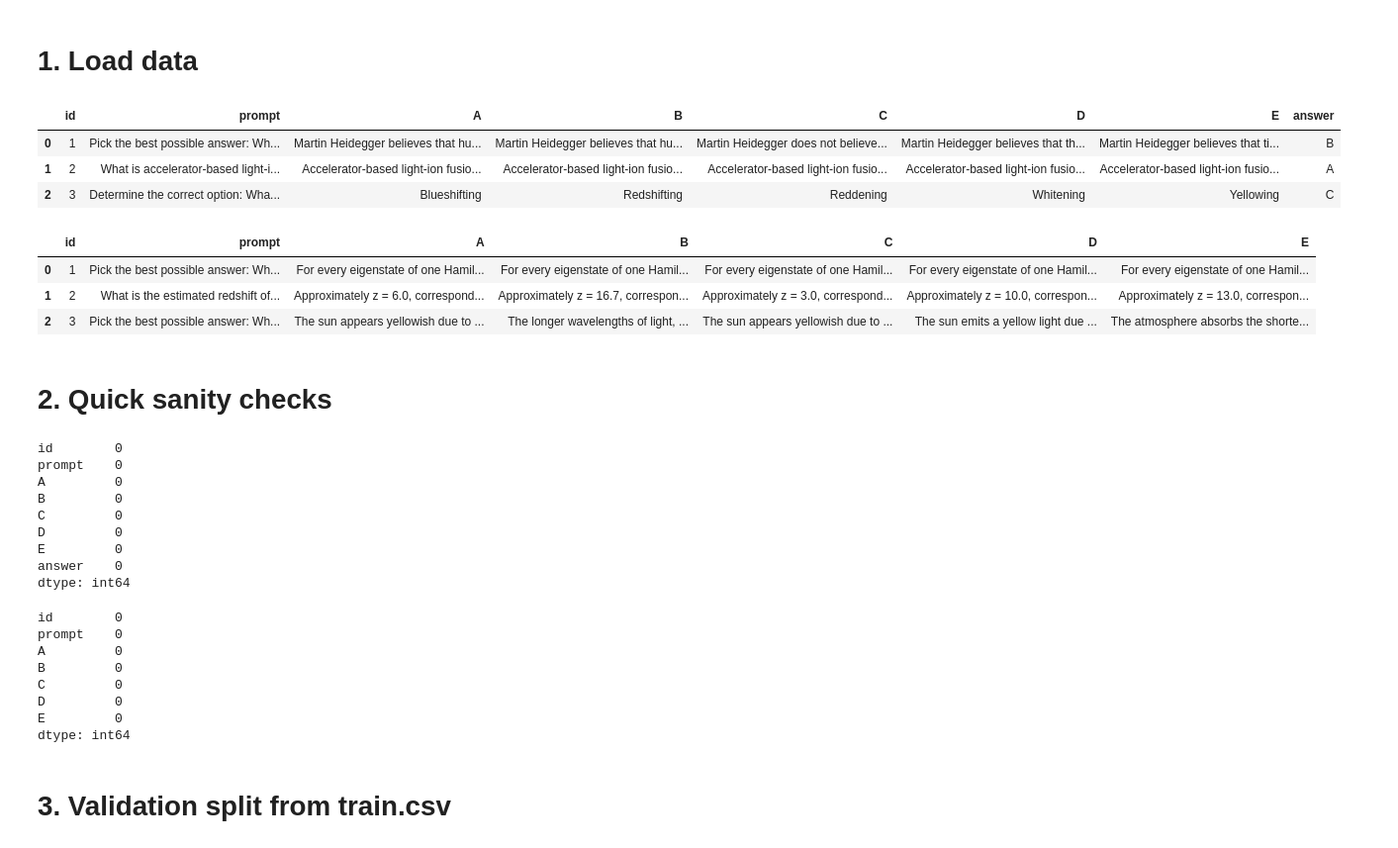
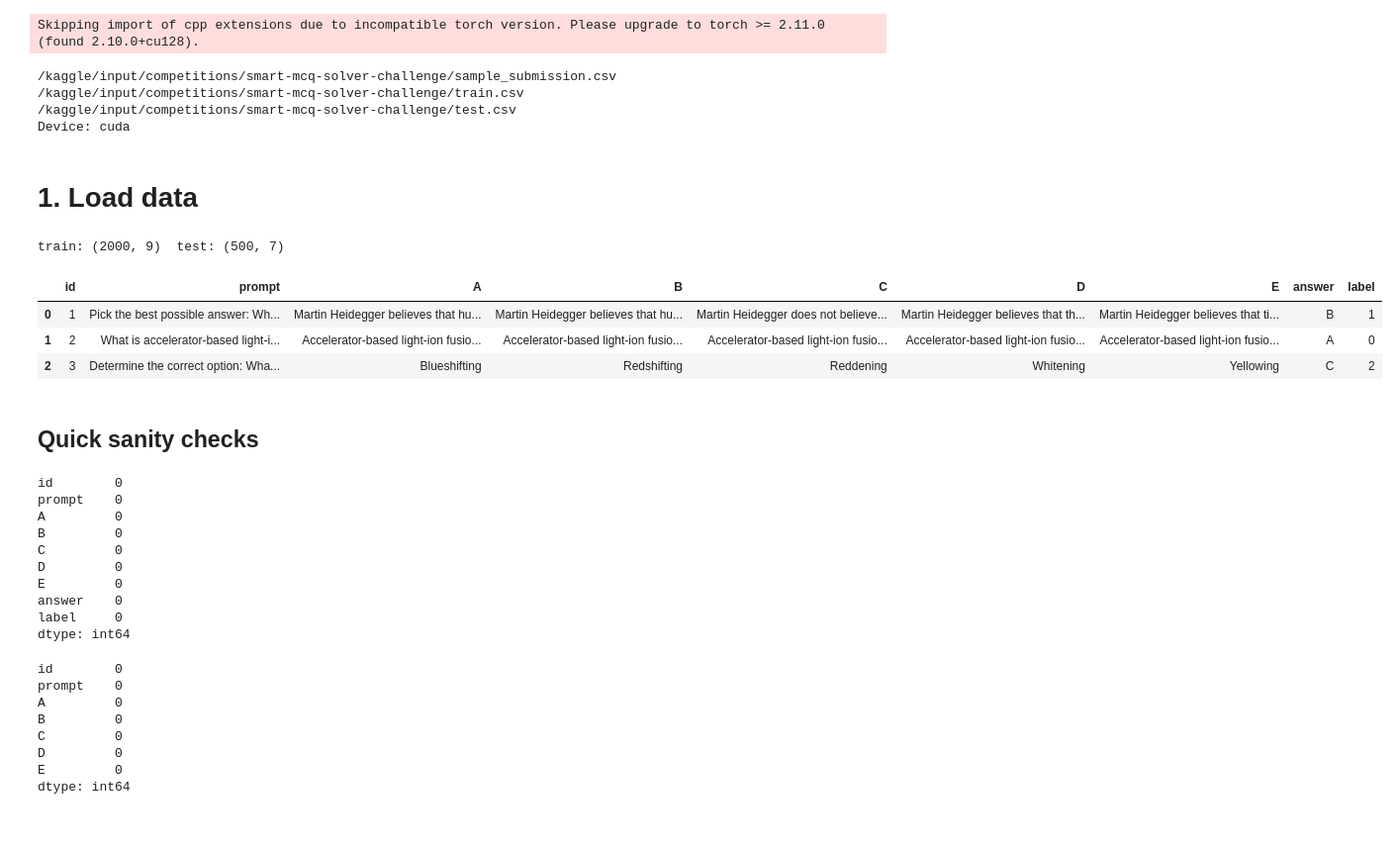
Before and after one commit to 24f3003354/dl-genai-project-26-t2, a Jupyter notebook: notebooks/final-notebook.ipynb, the cells around one changed output. Shown at 99% size. Cells and saved outputs as stored; diff of their text form; code cells hidden in the pictures.

```diff
--- a/notebooks/final-notebook.ipynb
+++ b/notebooks/final-notebook.ipynb
@@ -35,2 +40,25 @@ warnings.filterwarnings('ignore')
+# %%
+# Dependencies and Libraries
+import os, string, numpy as np, pandas as pd, torch
+import torch.nn.functional as F
+from sklearn.feature_extraction.text import ENGLISH_STOP_WORDS
+from sentence_transformers import SentenceTransformer, CrossEncoder
+from transformers import AutoTokenizer, AutoModelForMultipleChoice, TrainingArguments, Trainer
+from datasets import Dataset
+from peft import get_peft_model, LoraConfig, TaskType
+import faiss
+
+for dirname, _, filenames in os.walk('/kaggle/input'):
+    for filename in filenames:
+        print(os.path.join(dirname, filename))
+
+DEVICE = 'cuda' if torch.cuda.is_available() else 'cpu'
+print(f"Device: {DEVICE}")
+# %% [output]
+Skipping import of cpp extensions due to incompatible torch version. Please upgrade to torch >= 2.11.0 (found 2.10.0+cu128).
+/kaggle/input/competitions/smart-mcq-solver-challenge/sample_submission.csv
+/kaggle/input/competitions/smart-mcq-solver-challenge/train.csv
+/kaggle/input/competitions/smart-mcq-solver-challenge/test.csv
+Device: cuda
 # %% [markdown]
 # 1. Load data
@@ -43,20 +65,26 @@ OPTION_COLS = ['A', 'B', 'C', 'D', 'E']
-# %%
-# overview of data
-train.head(3)
-# %% [output]
-|  | id | prompt | A | B | C | D | E | answer |
-| 0 | 1 | Pick the best possible answer: Wh... | Martin Heidegger believes that hu... | Martin Heidegger believes that hu... | Martin Heidegger does not believe... | Martin Heidegger believes that th... | Martin Heidegger believes that ti... | B |
-| 1 | 2 | What is accelerator-based light-i... | Accelerator-based light-ion fusio... | Accelerator-based light-ion fusio... | Accelerator-based light-ion fusio... | Accelerator-based light-ion fusio... | Accelerator-based light-ion fusio... | A |
-| 2 | 3 | Determine the correct option: Wha... | Blueshifting | Redshifting | Reddening | Whitening | Yellowing | C |
-# %%
-test.head(3)
-# %% [output]
-|  | id | prompt | A | B | C | D | E |
-| 0 | 1 | Pick the best possible answer: Wh... | For every eigenstate of one Hamil... | For every eigenstate of one Hamil... | For every eigenstate of one Hamil... | For every eigenstate of one Hamil... | For every eigenstate of one Hamil... |
-| 1 | 2 | What is the estimated redshift of... | Approximately z = 6.0, correspond... | Approximately z = 16.7, correspon... | Approximately z = 3.0, correspond... | Approximately z = 10.0, correspon... | Approximately z = 13.0, correspon... |
-| 2 | 3 | Pick the best possible answer: Wh... | The sun appears yellowish due to ... | The longer wavelengths of light, ... | The sun appears yellowish due to ... | The sun emits a yellow light due ... | The atmosphere absorbs the shorte... |
+# %%
+DATA_DIR   = "/kaggle/input/competitions/smart-mcq-solver-challenge"
+
+train      = pd.read_csv(f"{DATA_DIR}/train.csv")
+test       = pd.read_csv(f"{DATA_DIR}/test.csv")
+sample_sub = pd.read_csv(f"{DATA_DIR}/sample_submission.csv")
+
+OPTION_COLS = ['A', 'B', 'C', 'D', 'E']
+LABEL_MAP   = {'A': 0, 'B': 1, 'C': 2, 'D': 3, 'E': 4}
+IDX_TO_OPT  = {v: k for k, v in LABEL_MAP.items()}
+
+train['label'] = train['answer'].map(LABEL_MAP)
+
+print(f"train: {train.shape}  test: {test.shape}")
+train.head(3)
+# %% [output]
+train: (2000, 9)  test: (500, 7)
+|  | id | prompt | A | B | C | D | E | answer | label |
+| 0 | 1 | Pick the best possible answer: Wh... | Martin Heidegger believes that hu... | Martin Heidegger believes that hu... | Martin Heidegger does not believe... | Martin Heidegger believes that th... | Martin Heidegger believes that ti... | B | 1 |
+| 1 | 2 | What is accelerator-based light-i... | Accelerator-based light-ion fusio... | Accelerator-based light-ion fusio... | Accelerator-based light-ion fusio... | Accelerator-based light-ion fusio... | Accelerator-based light-ion fusio... | A | 0 |
+| 2 | 3 | Determine the correct option: Wha... | Blueshifting | Redshifting | Reddening | Whitening | Yellowing | C | 2 |
 # %% [markdown]
-# 2. Quick sanity checks
+## Quick sanity checks
 # %%
 train.isna().sum()
 # %% [output]
@@ -68,6 +96,7 @@ C         0
 D         0
 E         0
 answer    0
+label     0
 dtype: int64
 # %%
 test.isna().sum()
@@ -80,5 +109,3 @@ C         0
 D         0
 E         0
 dtype: int64
-# %% [markdown]
-# 3. Validation split from train.csv
```
Also changed, not shown: parts of 55 cells of this notebook.
